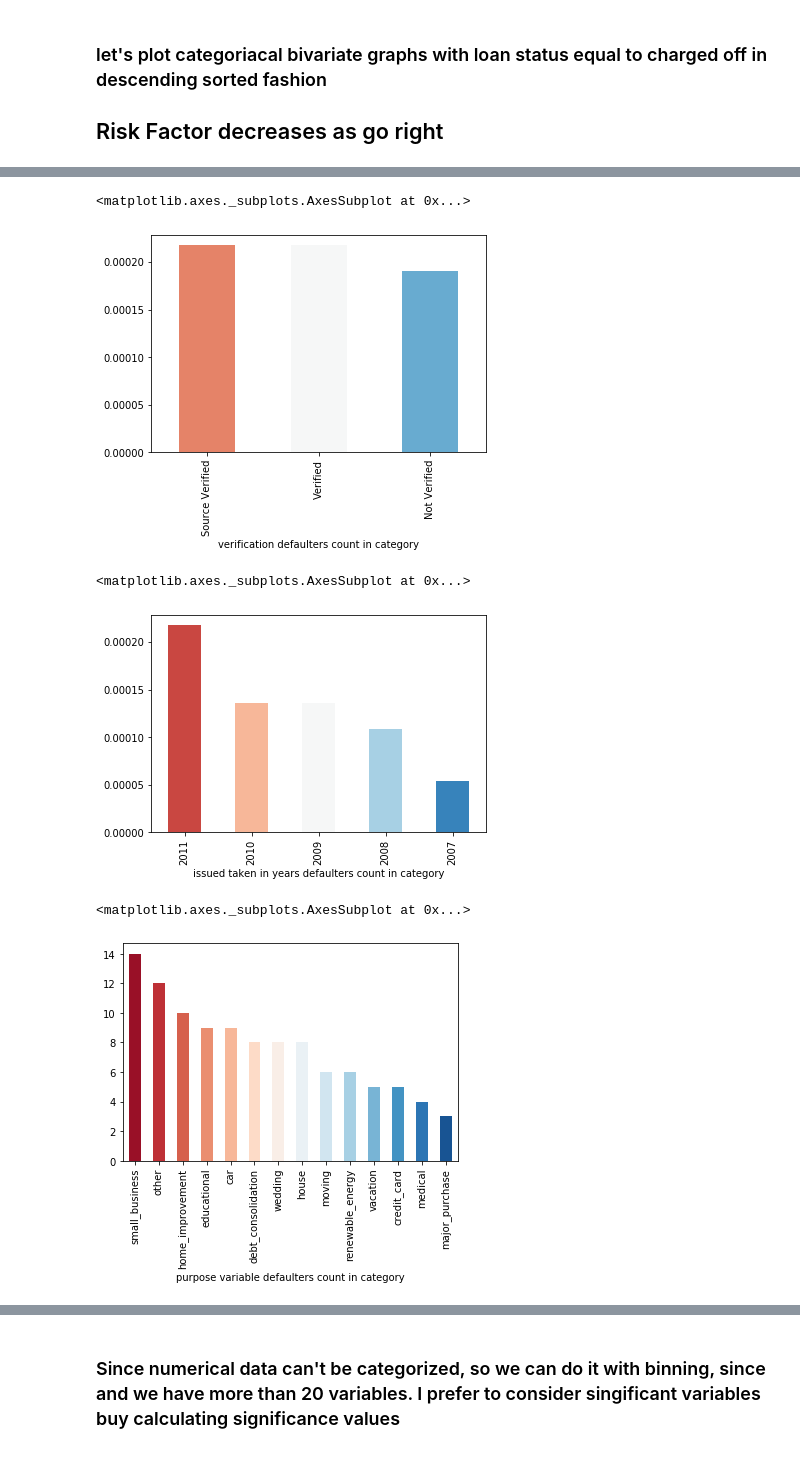
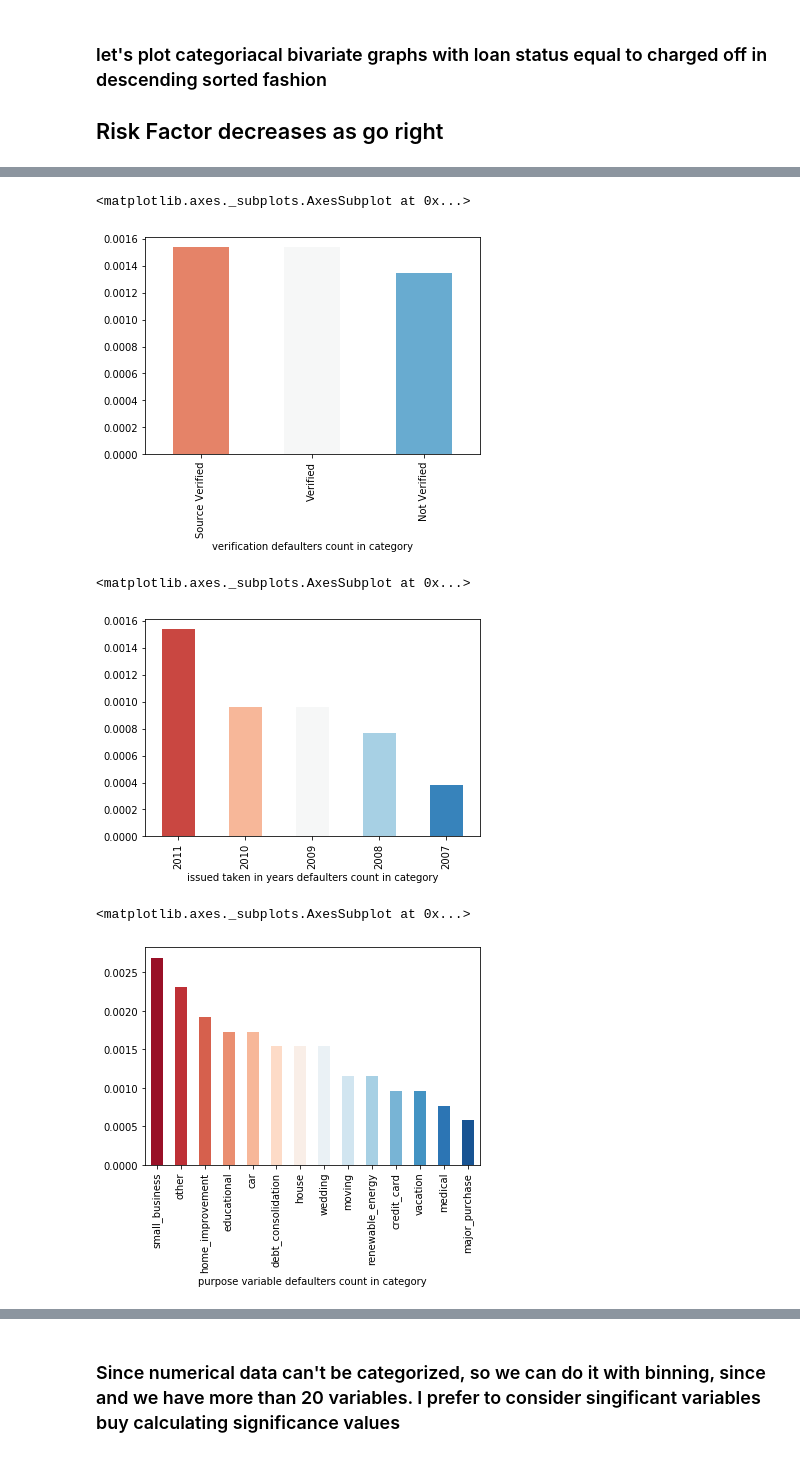
Before and after one commit to jagadeesh-gajula/Lending-club-case-study, a Jupyter notebook: Gajula_jagadeesh.ipynb, the cells around one changed output, grey strips where cells are left out. Drawn from its saved outputs; the diff is of its cells as text; code cells hidden in the pictures.

```diff
--- a/Gajula_jagadeesh.ipynb
+++ b/Gajula_jagadeesh.ipynb
@@ -445,5 +438,7 @@ for variable, subplot in zip(dtype_obj, ax.flatten()):
 ### let's plot categoriacal bivariate graphs with loan status equal to charged off in descending sorted fashion
 
 ## Risk Factor decreases as go right
+# %%
+total_defaults=len(data[data.loan_status=='Charged Off'])
 # %%
 dx=data.groupby('grade')['loan_status','grade'].head(data.shape[1])
@@ -480,26 +475,26 @@ px.plot.bar(color=sns.color_palette("RdBu", 4))
 # %%
 dx=data.groupby('verification_status')['loan_status','verification_status'].head(data.shape[1])
-px=dx[dx.loan_status=='Charged Off'].verification_status.value_counts()/data.verification_status.count()
+px=dx[dx.loan_status=='Charged Off'].verification_status.value_counts()/total_defaults
 plt.xlabel('verification defaulters count in category')
 px.plot.bar(color=sns.color_palette("RdBu", 3))
 # %% [output]
 <matplotlib.axes._subplots.AxesSubplot at 0x...>
-[figure, old version]
+[figure, new version]
 # %%
 dx=data.groupby('issue_d')['loan_status','issue_d'].head(data.shape[1])
-px=dx[dx.loan_status=='Charged Off'].issue_d.value_counts()/data.issue_d.count()
+px=dx[dx.loan_status=='Charged Off'].issue_d.value_counts()/total_defaults
 plt.xlabel('issued taken in years defaulters count in category')
 px.plot.bar(color=sns.color_palette("RdBu", 5))
 # %% [output]
 <matplotlib.axes._subplots.AxesSubplot at 0x...>
-[figure, old version]
+[figure, new version]
 # %%
 dx=data.groupby('purpose')['loan_status','purpose'].head(data.shape[1])
-px=dx[dx.loan_status=='Charged Off'].purpose.value_counts()
+px=dx[dx.loan_status=='Charged Off'].purpose.value_counts()/total_defaults
 plt.xlabel('purpose variable defaulters count in category')
 px.plot.bar(color=sns.color_palette("RdBu", 14))
 # %% [output]
 <matplotlib.axes._subplots.AxesSubplot at 0x...>
-[figure, old version]
+[figure, new version]
 # %%
 dx=data.groupby('addr_state')['loan_status','addr_state'].head(data.shape[1])
```
Also changed, not shown: parts of 19 cells of this notebook, 1 other file.
